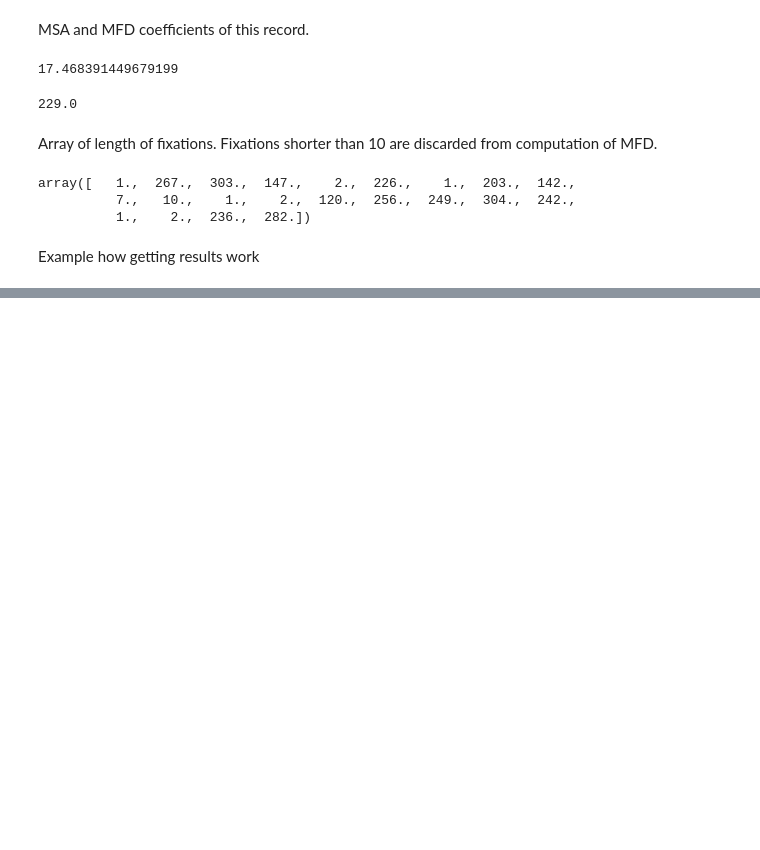
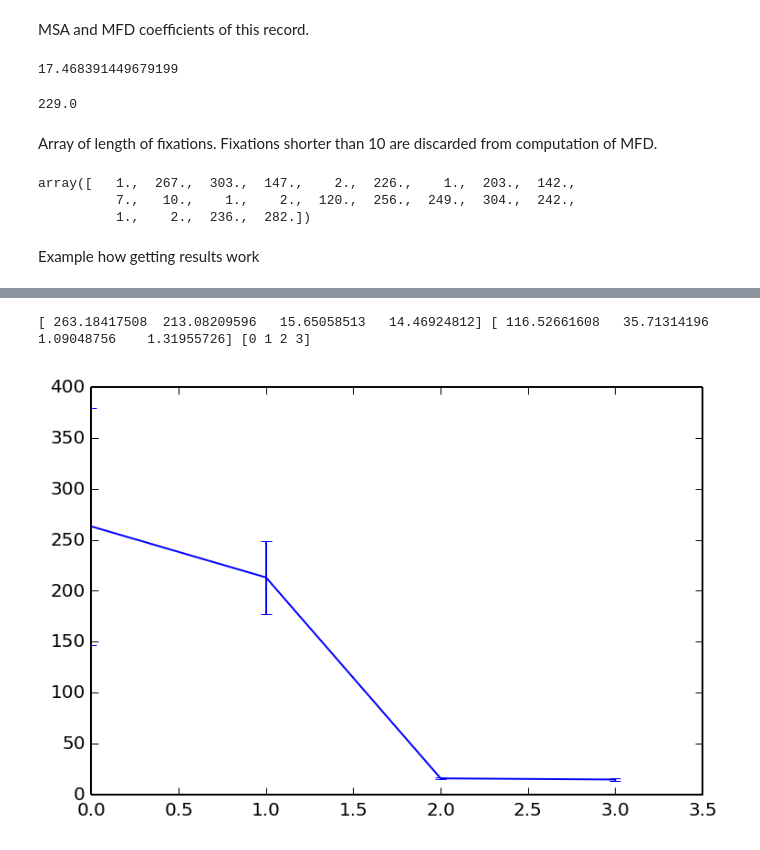
Before and after one commit to Artimi/eyetracking, a Jupyter notebook: Eye tracking.ipynb, the cells around one changed output, grey strips where cells are left out. Drawn from its saved outputs; the diff is of its cells as text; code cells hidden in the pictures; blank space fills up the shorter version.

```diff
--- a/Eye tracking.ipynb
+++ b/Eye tracking.ipynb
@@ -53,6 +185,6 @@ array([   1.,  267.,  303.,  147.,    2.,  226.,    1.,  203.,  142.,
 # %% [markdown]
 Example how getting results work
 # %%
-rd = et.get_result_dict()
+rd = get_result_dict()
 # %%
-results = et.process_result(rd)
+subjects_results, overall_results = process_result(rd)
@@ -68,0 +200,23 @@ pprint.pprint(rd['s1'])
+# %%
+for subject_result in subjects_results:
+    sd = False
+    ys = np.array([])
+    xs = np.arange(4)
+    stds = np.array([])
+    for name in subject_result._fields:
+        if name == 'subject':
+            continue
+        if not sd:
+            y = subject_result.__getattribute__(name)
+            sd = True
+        else:
+            std = subject_result.__getattribute__(name)
+            sd = False
+            ys = np.append(ys, y)
+            stds = np.append(stds, std)
+    print ys, stds, xs
+    plt.errorbar(xs, ys, yerr=stds, fmt='')
+    break
+# %% [output]
+[ 263.18417508  213.08209596   15.65058513   14.46924812] [ 116.52661608   35.71314196    1.09048756    1.31955726] [0 1 2 3]
+[figure, added]
```
Also changed, not shown: parts of 8 cells of this notebook.
